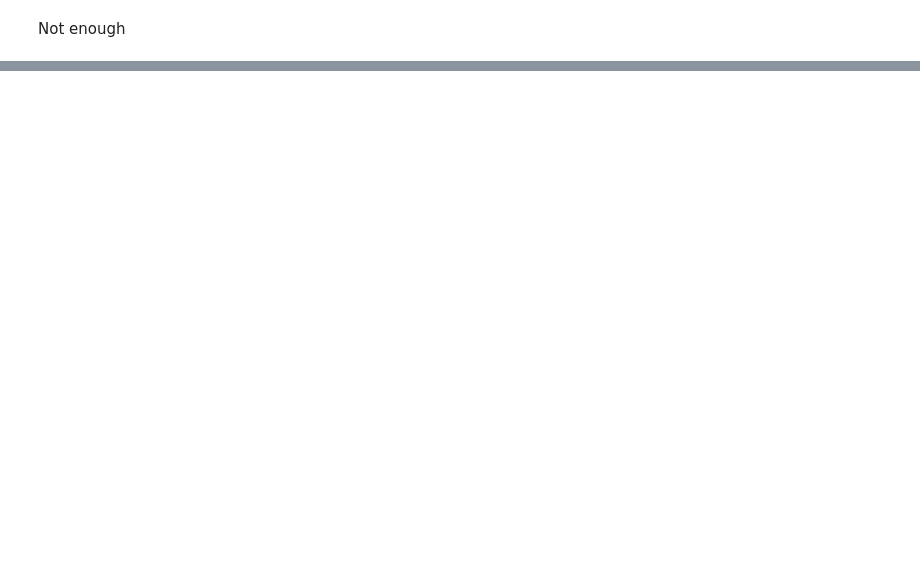
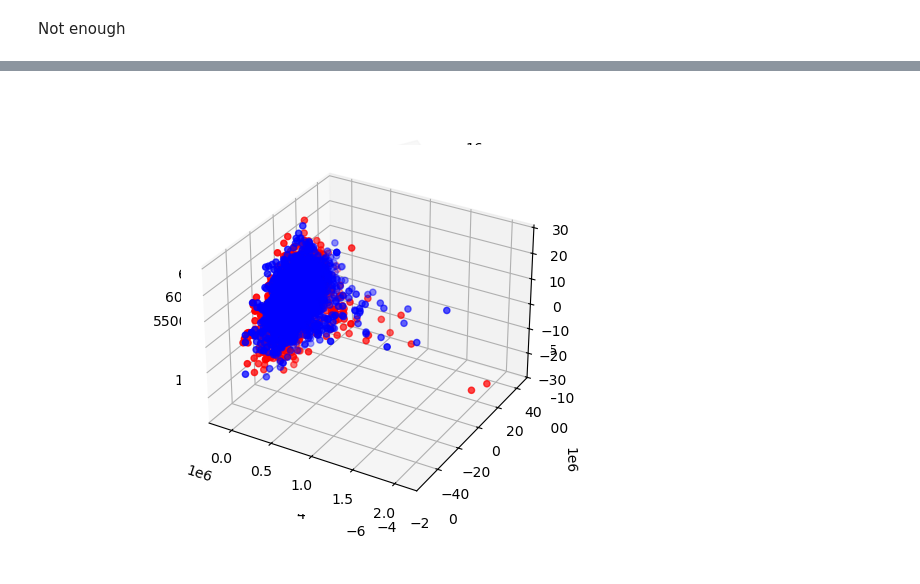
Before and after one commit to johnbruvold/protein-prediction, a Jupyter notebook: notebooks/EDA.ipynb, the cells around one changed output, grey strips where cells are left out. Cells and saved outputs as stored; diff of their text form; code cells hidden in the pictures; blank space fills up the shorter version.

```diff
--- a/notebooks/EDA.ipynb
+++ b/notebooks/EDA.ipynb
@@ -88,0 +84,27 @@ SyntaxError: incomplete input (3185232094.py, line 3)
+# %%
+from itertools import product
+
+
+def kmers_freq(seq,k=3):
+    kmers = ["".join(p) for p in product("ACDEFGHIKLMNPQRSTVWY",repeat=3)]
+    freq = {kmer:0 for kmer in kmers}
+    for i in range(len(seq) - k + 1):
+        kmer = seq[i:i+k]
+        if kmer in freq:
+            freq[kmer] += 1
+    return pd.Series([v /len(seq) for v in freq.values()])
+
+kmers = both_classes["Sequence"].apply(kmers_freq)
+kmers_pca = PCA(n_components=3,random_state=42).fit_transform(np.append(kmers.to_numpy(),both_classes.iloc[:,9:].to_numpy(na_value=0),axis=1))
+
+both_classes["PC(kmers) 1"] = kmers_pca[:,0]
+both_classes["PC(kmers) 2"] = kmers_pca[:,1]
+both_classes["PC(kmers) 3"] = kmers_pca[:,2]
+
+ax3 = plt.figure(3).add_subplot(projection="3d")
+"""sns.scatterplot(both_classes,x="PC(kmers) 1",y="PC(kmers) 2")
+plt.show()"""
+ax3.scatter(xs="PC(kmers) 1",ys="PC(kmers) 2",zs="PC(kmers) 3",data=both_classes.iloc[:2000,:],c="red")
+ax3.scatter(xs="PC(kmers) 1",ys="PC(kmers) 2",zs="PC(kmers) 3",data=both_classes.iloc[2000:,:],c="blue")
+plt.show()
+# %% [output]
@@ -88,0 +128 @@ SyntaxError: incomplete input (3185232094.py, line 3)
+[figure, added]
```
Also changed, not shown: parts of 5 cells of this notebook.
